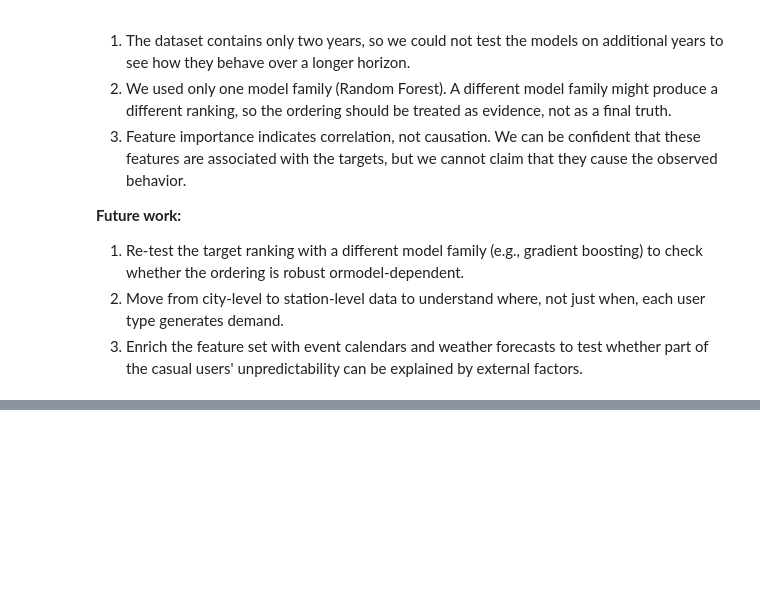
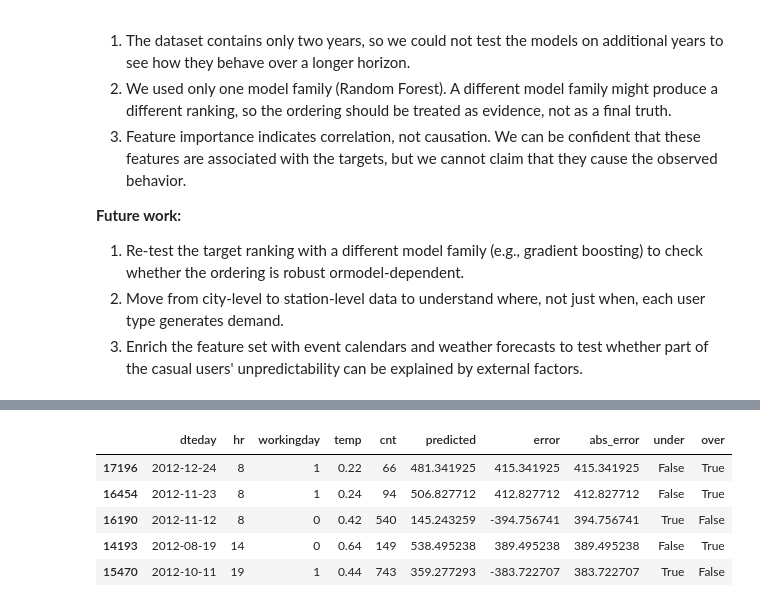
Before and after one commit to abvare1/bike-sharing-demand-analysis, a Jupyter notebook: bike_sharing_project.ipynb, the cells around one changed output, grey strips where cells are left out. Cells and saved outputs as stored; diff of their text form; code cells hidden in the pictures; blank space fills up the shorter version.

```diff
--- a/bike_sharing_project.ipynb
+++ b/bike_sharing_project.ipynb
@@ -1084,0 +1108,20 @@ by weather and discretionary decisions (casual) are noisier and harder.
+# %%
+# Build an evaluation dataframe with predictions, actuals, and errors
+eval_df = test[["dteday", "hr", "workingday", "temp", "cnt"]].copy()
+eval_df["predicted"] = y_pred_rf_v2
+eval_df["error"] = eval_df["predicted"] - eval_df["cnt"]
+eval_df["abs_error"] = eval_df["error"].abs()
+
+# Flag: under-predict (risky: not enough bikes)
+eval_df["under"] = eval_df["error"] < 0
+# Flag: over-predict (costly: idle bikes)
+eval_df["over"] = eval_df["error"] > 0
+
+eval_df.nlargest(5, "abs_error")
+# %% [output]
+|  | dteday | hr | workingday | temp | cnt | predicted | error | abs_error | under | over |
+| 17196 | 2012-12-24 | 8 | 1 | 0.22 | 66 | 481.341925 | 415.341925 | 415.341925 | False | True |
+| 16454 | 2012-11-23 | 8 | 1 | 0.24 | 94 | 506.827712 | 412.827712 | 412.827712 | False | True |
+| 16190 | 2012-11-12 | 8 | 0 | 0.42 | 540 | 145.243259 | -394.756741 | 394.756741 | True | False |
+| 14193 | 2012-08-19 | 14 | 0 | 0.64 | 149 | 538.495238 | 389.495238 | 389.495238 | False | True |
+| 15470 | 2012-10-11 | 19 | 1 | 0.44 | 743 | 359.277293 | -383.722707 | 383.722707 | True | False |
```
Also changed, not shown: parts of 6 cells of this notebook.
